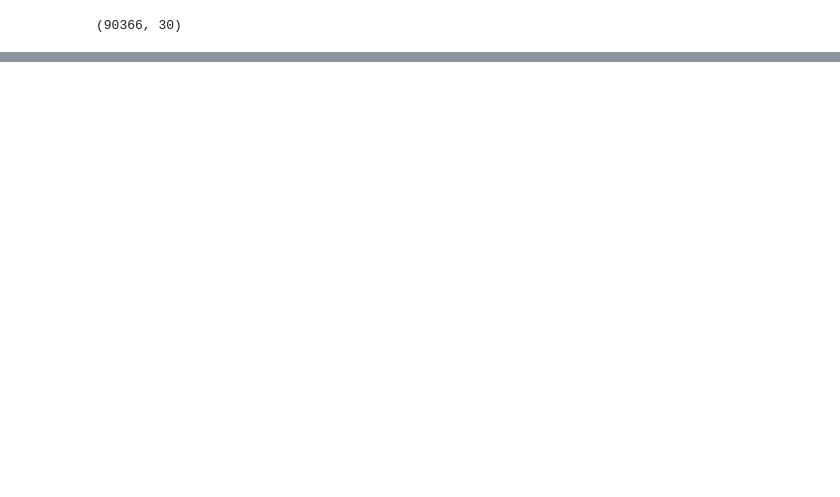
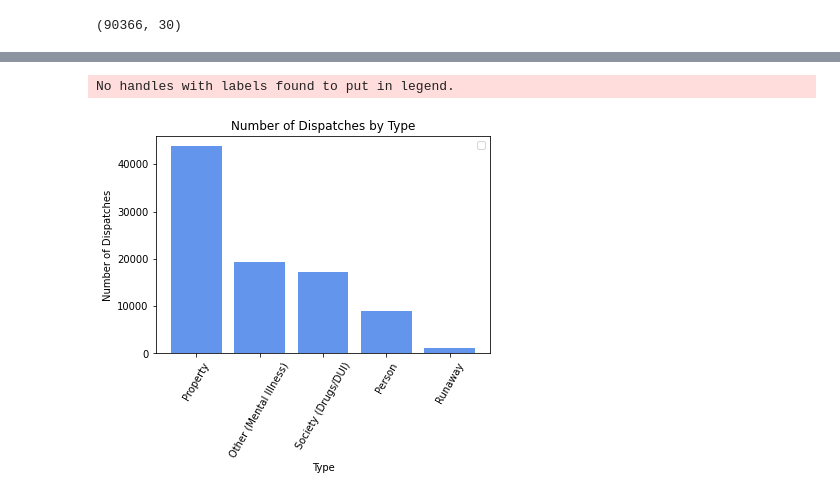
Before and after one commit to jcj217-mc/Data_205, a Jupyter notebook: Copy_of_Data205_Project_DailyArrest_csv.ipynb, the cells around one changed output, grey strips where cells are left out. Drawn from its saved outputs; the diff is of its cells as text; code cells hidden in the pictures; blank space fills up the shorter version.

```diff
--- a/Copy_of_Data205_Project_DailyArrest_csv.ipynb
+++ b/Copy_of_Data205_Project_DailyArrest_csv.ipynb
@@ -70,2 +100,5 @@ del df['street']
+# %%
+# Drop street columns
+df.drop(df.columns[[20,21,22,23]], axis=1, inplace=True)
 # %%
 df.head(1)
@@ -84,0 +257,4 @@ df_off
+# %%
+# Type of Offense - Crime Name 1 sum
+df_crime1 = pd.DataFrame(df['Crime Name1'].value_counts())
+df_crime1
@@ -84,0 +268,6 @@ df_off
+# %%
+# Renaming column
+df_crime1.rename(columns={'Crime Name1': 'Count'}, inplace=True)
+# %%
+# Renaming index column
+df_crime1.index.name = 'Crime'
@@ -84,0 +284,22 @@ df_off
+# %%
+# Plotting Type of Offense - Crime Name 1
+import matplotlib.pyplot as plt
+
+ax = plt.axes()
+
+labels = ['Property', 'Other', 'Society', 'Person', 'Not a Crime']
+
+plt.bar(df_crime1.index,df_crime1.Count, color ='cornflowerblue')
+plt.legend()
+plt.xlabel('Type')
+plt.ylabel('Number of Dispatches')
+
+plt.xticks(rotation=60)
+ax.set_xticklabels(['Property', 'Other (Mental Illness)', 'Society (Drugs/DUI)', 'Person', 'Runaway'])
+
+plt.title('Number of Dispatches by Type')
+
+plt.show()
+# %% [output]
+No handles with labels found to put in legend.
+[figure, added]
```
Also changed, not shown: parts of 39 cells of this notebook.
